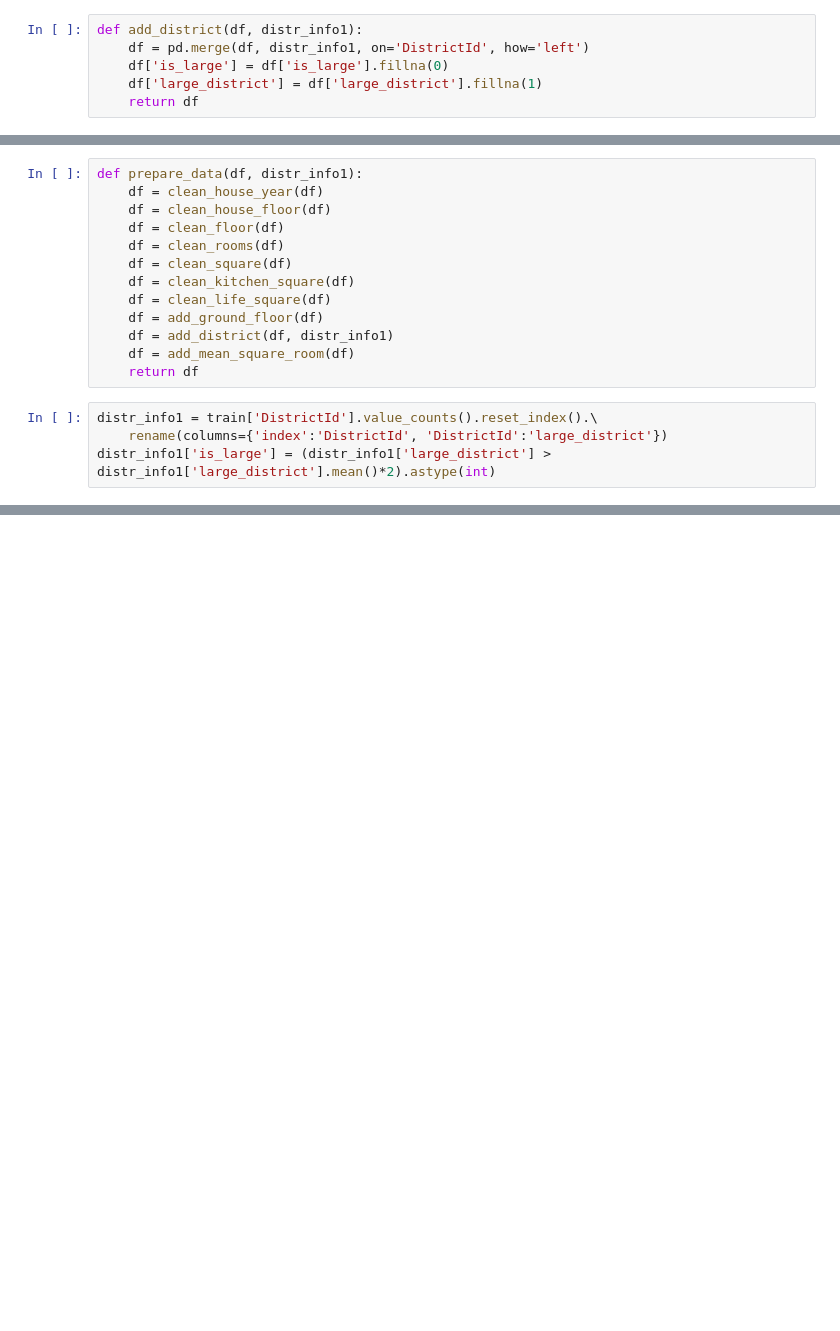
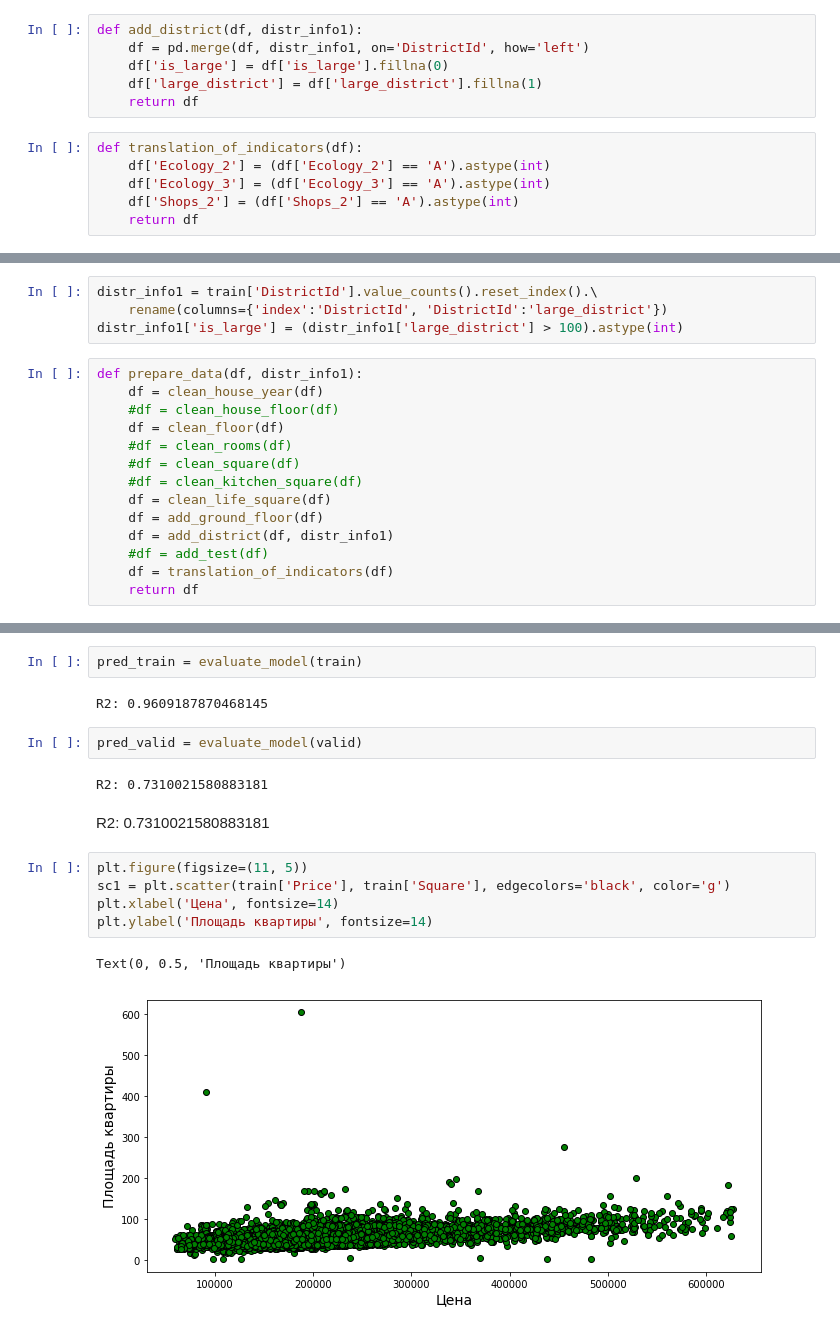
Before and after one commit to Valdert-13/Python-for-Data-Science, a Jupyter notebook: Проект/Проект.ipynb, the cells around one changed output, grey strips where cells are left out. Saved outputs shown, nothing was run; the diff lists cells and outputs as text; blank space fills up the shorter version.

```diff
--- a/Проект/Проект.ipynb
+++ b/Проект/Проект.ipynb
@@ -132,4 +116,10 @@ def add_district(df, distr_info1):
     df['is_large'] = df['is_large'].fillna(0)
     df['large_district'] = df['large_district'].fillna(1)
     return df
+# %%
+def translation_of_indicators(df):
+    df['Ecology_2'] = (df['Ecology_2'] == 'A').astype(int)
+    df['Ecology_3'] = (df['Ecology_3'] == 'A').astype(int)
+    df['Shops_2'] = (df['Shops_2'] == 'A').astype(int)
+    return df
 # %%
@@ -138,20 +128,21 @@ def add_mean_square_room(df):
     return df
+# %%
+distr_info1 = train['DistrictId'].value_counts().reset_index().\
+    rename(columns={'index':'DistrictId', 'DistrictId':'large_district'})
+distr_info1['is_large'] = (distr_info1['large_district'] > 100).astype(int)
 # %%
 def prepare_data(df, distr_info1):
     df = clean_house_year(df)
-    df = clean_house_floor(df)
+    #df = clean_house_floor(df)
     df = clean_floor(df)
-    df = clean_rooms(df)
-    df = clean_square(df)
-    df = clean_kitchen_square(df)
+    #df = clean_rooms(df)
+    #df = clean_square(df)
+    #df = clean_kitchen_square(df)
     df = clean_life_square(df)
     df = add_ground_floor(df)
     df = add_district(df, distr_info1)
-    df = add_mean_square_room(df)
+    #df = add_test(df)
+    df = translation_of_indicators(df)
     return df
-# %%
-distr_info1 = train['DistrictId'].value_counts().reset_index().\
-    rename(columns={'index':'DistrictId', 'DistrictId':'large_district'})
-distr_info1['is_large'] = (distr_info1['large_district'] > distr_info1['large_district'].mean()*2).astype(int)
 # %%
 train = prepare_data(train, distr_info1)
@@ -167,0 +216,18 @@ train.head()
+# %%
+pred_train = evaluate_model(train)
+# %% [output]
+R2: 0.9609187870468145
+# %%
+pred_valid = evaluate_model(valid)
+# %% [output]
+R2: 0.7310021580883181
+# %% [markdown]
+R2: 0.7310021580883181
+# %%
+plt.figure(figsize=(11, 5))
+sc1 = plt.scatter(train['Price'], train['Square'], edgecolors='black', color='g')
+plt.xlabel('Цена', fontsize=14)
+plt.ylabel('Площадь квартиры', fontsize=14)
+# %% [output]
+Text(0, 0.5, 'Площадь квартиры')
+[figure, added]
```
Also changed, not shown: parts of 18 cells of this notebook.
